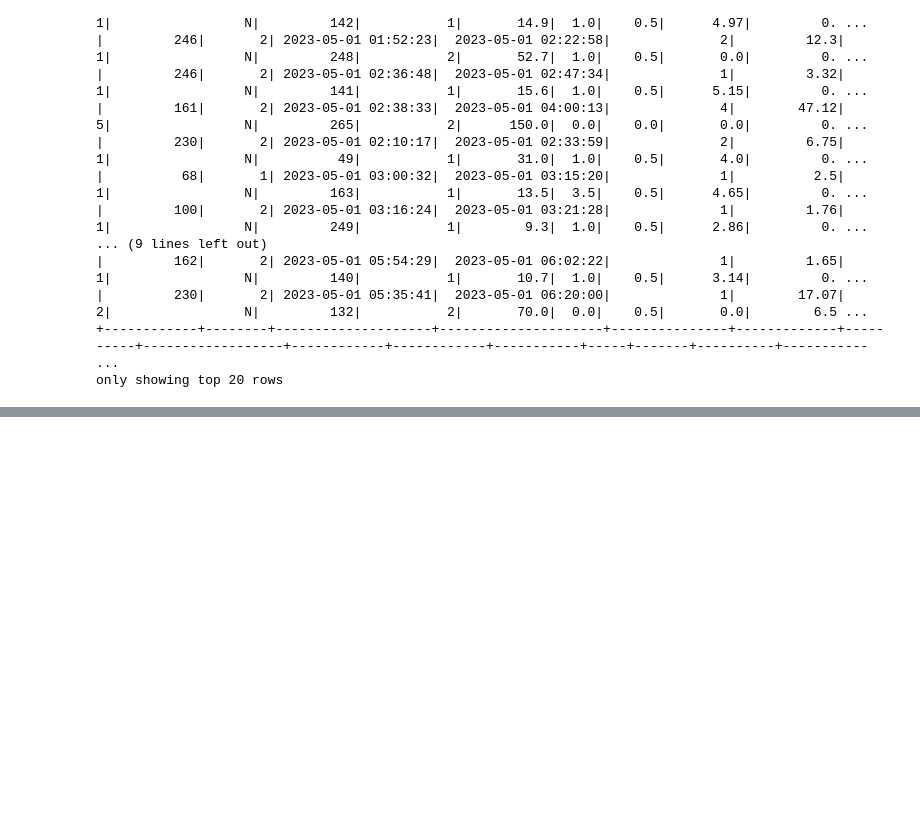
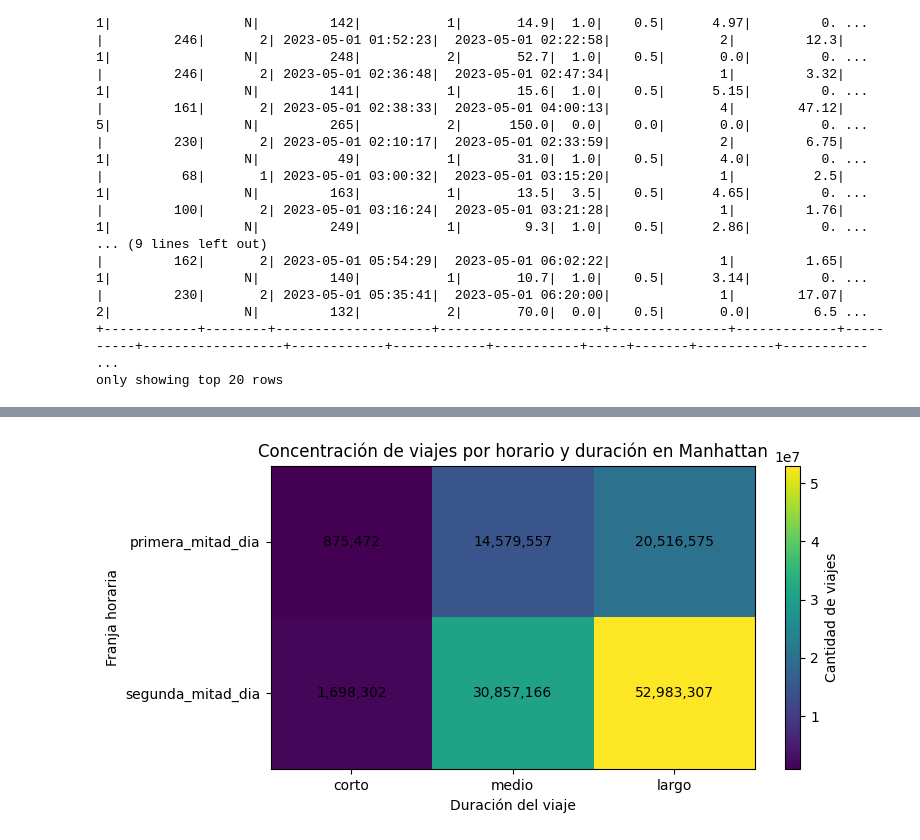
Before and after one commit to ArielAlvarezWAI87/BigData, a Jupyter notebook: notebooks/2_0_e8_NYC_Yellow_Taxi_DB.ipynb, the cells around one changed output, grey strips where cells are left out. Drawn from its saved outputs; the diff is of its cells as text; code cells hidden in the pictures; blank space fills up the shorter version.

```diff
--- a/notebooks/2_0_e8_NYC_Yellow_Taxi_DB.ipynb
+++ b/notebooks/2_0_e8_NYC_Yellow_Taxi_DB.ipynb
@@ -362,0 +408,50 @@ only showing top 20 rows
+# %%
+#@title Concentración de viajes por horario y duración en Manhattan
+heatmap_data = (
+    df_partitioned
+    .groupBy("pickup_hour_bucket", "trip_duration_bucket")
+    .count()
+    .orderBy("pickup_hour_bucket", "trip_duration_bucket")
+)
+
+heatmap_pd = heatmap_data.toPandas()
+
+heatmap_pivot = heatmap_pd.pivot(
+    index="pickup_hour_bucket",
+    columns="trip_duration_bucket",
+    values="count"
+).fillna(0)
+
+heatmap_pivot = heatmap_pivot[["corto", "medio", "largo"]]
+heatmap_pivot = heatmap_pivot.reindex([
+    "primera_mitad_dia",
+    "segunda_mitad_dia"
+])
+
+plt.figure(figsize=(8, 4))
+plt.imshow(heatmap_pivot, aspect="auto")
+
+plt.title("Concentración de viajes por horario y duración en Manhattan")
+plt.xlabel("Duración del viaje")
+plt.ylabel("Franja horaria")
+
+plt.xticks(
+    range(len(heatmap_pivot.columns)),
+    heatmap_pivot.columns
+)
+
+plt.yticks(
+    range(len(heatmap_pivot.index)),
+    heatmap_pivot.index
+)
+
+for i in range(len(heatmap_pivot.index)):
+    for j in range(len(heatmap_pivot.columns)):
+        value = int(heatmap_pivot.iloc[i, j])
+        plt.text(j, i, f"{value:,}", ha="center", va="center")
+
+plt.colorbar(label="Cantidad de viajes")
+plt.tight_layout()
+plt.show()
+# %% [output]
+[figure, added]
```
Also changed, not shown: parts of 13 cells of this notebook.
